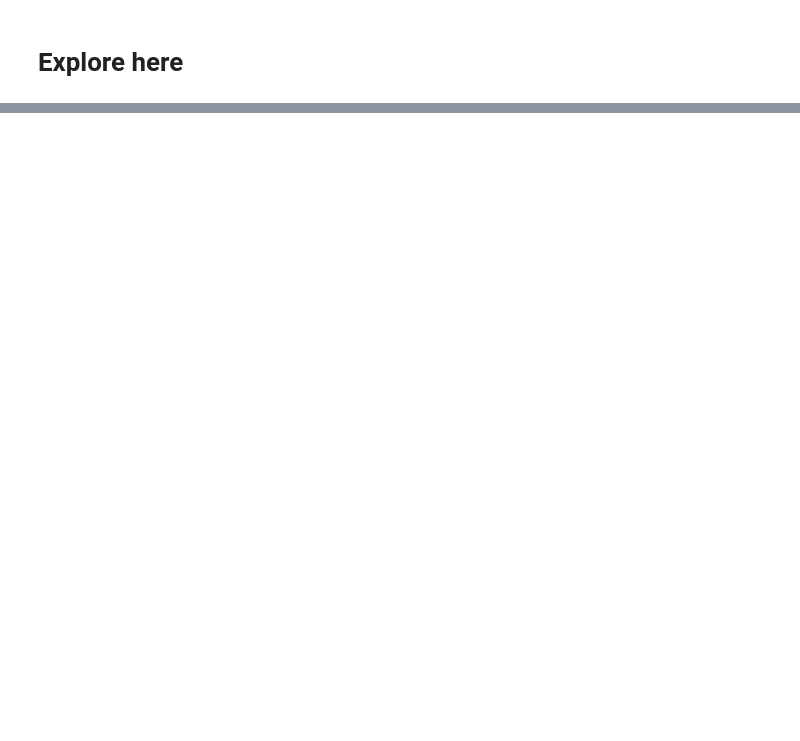
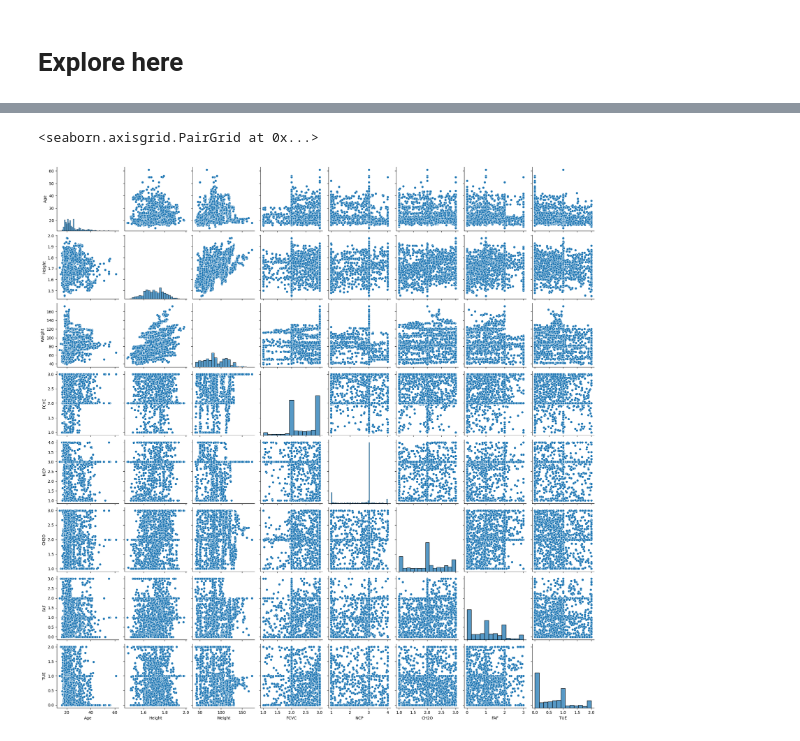
Before and after one commit to 4GeeksAcademy/flaskProject, a Jupyter notebook: src/explore.ipynb, the cells around one changed output, grey strips where cells are left out. Saved outputs shown, nothing was run; the diff lists cells and outputs as text; code cells hidden in the pictures; blank space fills up the shorter version.

```diff
--- a/src/explore.ipynb
+++ b/src/explore.ipynb
@@ -10,0 +22,22 @@ ModuleNotFoundError: No module named 'numpy'
+# %%
+# Before running, ensure you've installed the
+# optional dependencies via:
+# pip install kagglehub[pandas-datasets]
+import kagglehub
+from kagglehub import KaggleDatasetAdapter
+
+# Set the path to the file you'd like to load
+file_path = "Obesity prediction.csv"
+
+# Load the latest version
+df = kagglehub.load_dataset(
+  KaggleDatasetAdapter.PANDAS,
+  "ruchikakumbhar/obesity-prediction",
+  file_path,
+  # Provide any additional arguments like
+  # sql_query or pandas_kwargs. See the
+  # documenation for more information:
+  # https://github.com/Kaggle/kagglehub/blob/main/README.md#kaggledatasetadapterpandas
+)
+
+print("First 5 records:", df.head())
@@ -10,0 +126,5 @@ ModuleNotFoundError: No module named 'numpy'
+# %%
+sns.pairplot(df)
+# %% [output]
+<seaborn.axisgrid.PairGrid at 0x...>
+[figure, added]
```
Also changed, not shown: parts of 14 cells of this notebook, 1 other file.
